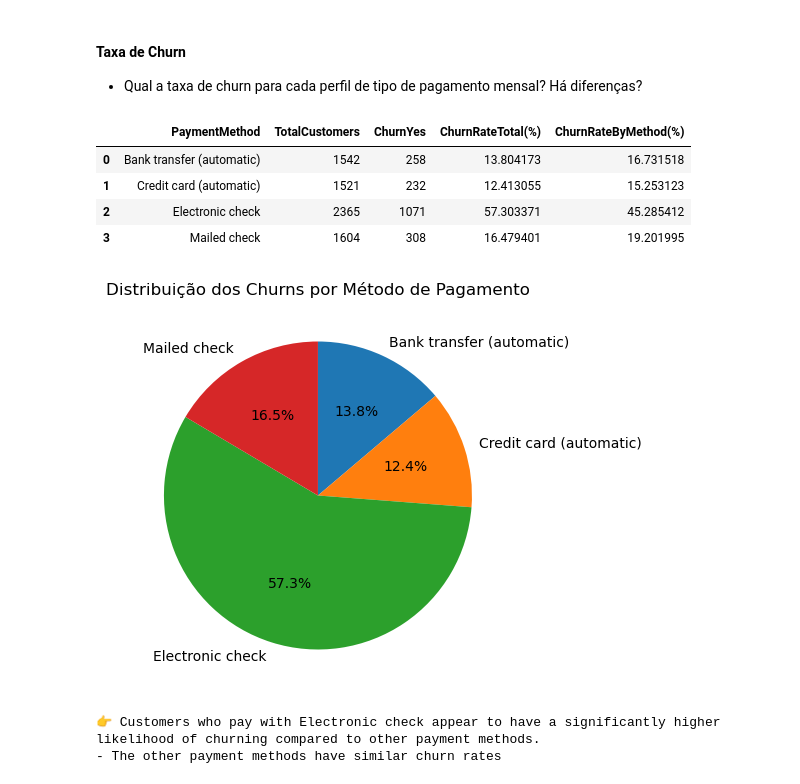
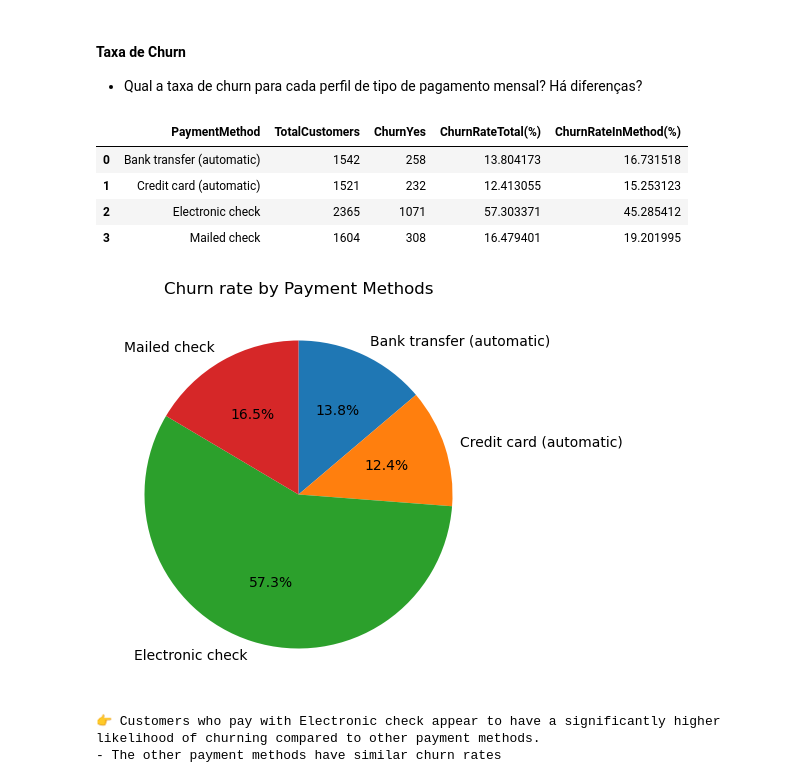
Before and after one commit to Marcelo-Heitor-de-Almeida-Lira/redes_neurais_ap2, a Jupyter notebook: RNA-2025.2-PP1.2.ipynb, the cells around one changed output. Cells and saved outputs as stored; diff of their text form; code cells hidden in the pictures.

```diff
--- a/RNA-2025.2-PP1.2.ipynb
+++ b/RNA-2025.2-PP1.2.ipynb
@@ -397,12 +397,13 @@ for pay_method, df_pay_method in churn_by_pay_method_group:
     churn_rate_total = (positive_churn.count()/churn_total)*100
     churn_rate_by_method = (positive_churn.count()/df_pay_method.count())*100
 
+    # Appending results to build a DataFrame
     results.append({
         "PaymentMethod": pay_method,
         "TotalCustomers": total_customers,
         "ChurnYes": positive_churn_count,
         "ChurnRateTotal(%)": churn_rate_total,
-        "ChurnRateByMethod(%)": churn_rate_by_method
+        "ChurnRateInMethod(%)": churn_rate_by_method
     })
 
 
@@ -410,26 +411,27 @@ churn_rate = pd.DataFrame(results)
 
 churn_rate
 # %% [output]
-|  | PaymentMethod | TotalCustomers | ChurnYes | ChurnRateTotal(%) | ChurnRateByMethod(%) |
+|  | PaymentMethod | TotalCustomers | ChurnYes | ChurnRateTotal(%) | ChurnRateInMethod(%) |
 | 0 | Bank transfer (automatic) | 1542 | 258 | 13.804173 | 16.731518 |
 | 1 | Credit card (automatic) | 1521 | 232 | 12.413055 | 15.253123 |
 | 2 | Electronic check | 2365 | 1071 | 57.303371 | 45.285412 |
 | 3 | Mailed check | 1604 | 308 | 16.479401 | 19.201995 |
 # %%
+# plot
 labels = churn_rate["PaymentMethod"]
 sizes = churn_rate["ChurnYes"]
 
 plt.figure(figsize=(5, 5))
 plt.pie(
     sizes,
     labels=labels,
     autopct="%1.1f%%",
     startangle=90,
     counterclock=False
 )
 
-plt.title("Distribuição dos Churns por Método de Pagamento")
+plt.title("Churn rate by Payment Methods")
 plt.show()
 # %% [output]
-[figure, old version]
+[figure, new version]
 # %%
```
Also changed, not shown: parts of 4 cells of this notebook.
